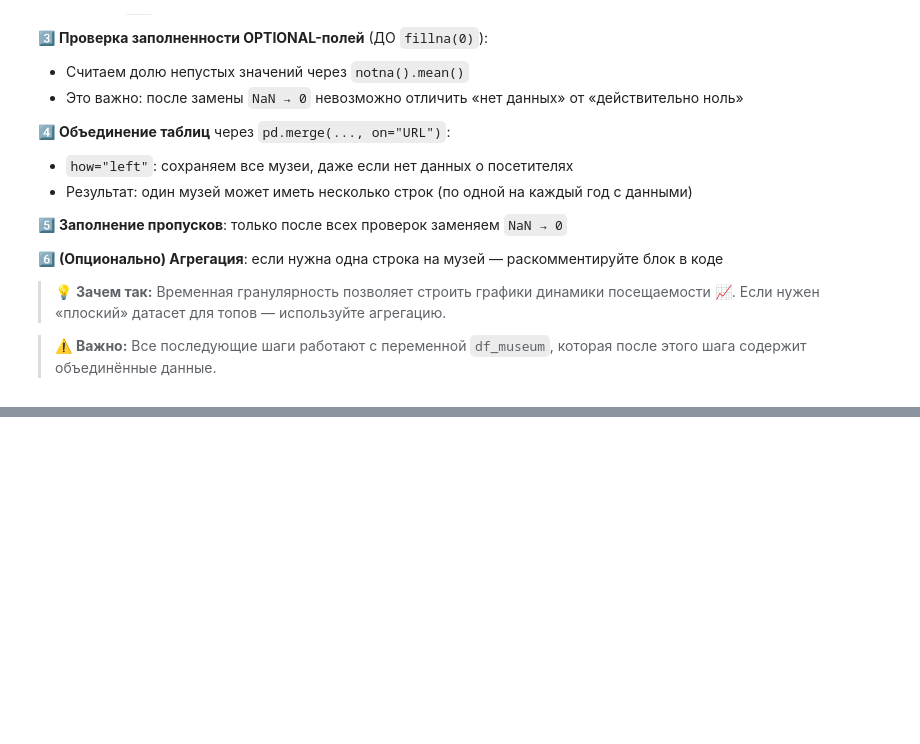
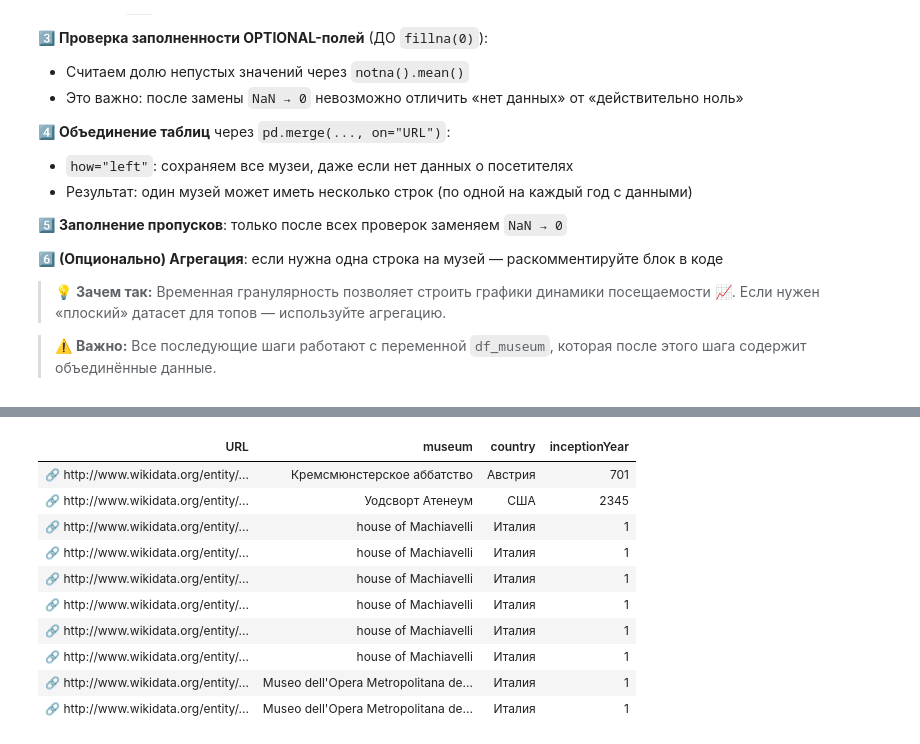
Before and after one commit to yana-moshnikova/python-ai-moshnikova-yana, a Jupyter notebook: notebooks/week2b_read_csv.ipynb, the cells around one changed output, grey strips where cells are left out. Saved outputs shown, nothing was run; the diff lists cells and outputs as text; code cells hidden in the pictures; blank space fills up the shorter version.

```diff
--- a/notebooks/week2b_read_csv.ipynb
+++ b/notebooks/week2b_read_csv.ipynb
@@ -268,7 +361,7 @@ max      2025.000000  8.132518e+06  523087.000000     4.704971e+06
 
 print("🔍 Быстрая проверка данных")
 
-# Датасет: музеи (df_museum уже сгруппирован в Шаге 2B)
+# Датасет: музеи
 print("\n📊 Датасет: Музеи (df_museum)")
 print("Уникальных музеев:", df_museum["museum"].nunique())
 print("Уникальных стран:", df_museum["country"].nunique())
@@ -291,16 +384,26 @@ print(df_museum["country"].value_counts().head())
 
 # 🔥 Интересная статистика
 
-print("\n⭐ Топ-5 музеев по количеству подписчиков в соцсетях:")
+print("\n⭐ Топ-5 записей по количеству подписчиков в соцсетях:")
 top_followers = df_museum.nlargest(5, "socialFollowers")[["museum", "country", "socialFollowers"]]
 print(top_followers.to_string(index=False))
 
-print("\n🏛️ Топ-5 музеев по площади:")
+print("\n🏛️ Топ-5 записей по площади:")
 top_area = df_museum.nlargest(5, "area")[["museum", "country", "area"]]
 print(top_area.to_string(index=False))
 
+print("\n👥 Топ-5 записей по посещаемости:")
+# Если данные не агрегированы — берём максимум по каждому музею перед построением топа
+if "year" in df_museum.columns and df_museum["year"].max() > 0 and len(df_museum) > df_museum[["museum", "country"]].drop_duplicates().shape[0]:
+    df_for_ranking = df_museum.groupby(["museum", "country"], as_index=False)["visitors"].max()
+    top_visitors = df_for_ranking.nlargest(5, "visitors")[["museum", "country", "visitors"]]
+    print("(показан максимум по каждому музею)")
+else:
+    top_visitors = df_museum.nlargest(5, "visitors")[["museum", "country", "visitors", "year"]]
+    print("(показаны отдельные записи)")
+print(top_visitors.to_string(index=False))
+
 print("\n🕰️ Топ-5 самых старых музеев (только с достоверным годом основания):")
-# Фильтруем: год основания должен быть реалистичным (>= 1000 и <= текущий год)
 current_year = 2026
 df_with_valid_year = df_museum[
     df_museum["inceptionYear"].notna() &
@@ -309,29 +412,66 @@ df_with_valid_year = df_museum[
 ]
 
 if len(df_with_valid_year) > 0:
-    top_oldest = df_with_valid_year.nsmallest(5, "inceptionYear")[["museum", "country", "inceptionYear"]]
+    # Берём уникальные музеи перед построением топа
+    museums_unique = df_with_valid_year.drop_duplicates(subset=["museum", "country"])
+    top_oldest = museums_unique.nsmallest(5, "inceptionYear")[["museum", "country", "inceptionYear"]]
     print(top_oldest.to_string(index=False))
-    print(f"\n💡 Всего музеев с достоверным годом основания: {len(df_with_valid_year)} из {len(df_museum)}")
+    print(f"\n💡 Всего музеев с достоверным годом: {len(museums_unique)} из {df_museum['museum'].nunique()}")
 else:
-    print("⚠️ Нет данных с достоверным годом основания для построения рейтинга")
+    print("⚠️ Нет данных с достоверным годом основания")
 
+# 📈 Статистика по числовым показателям
 print("\n📈 Статистика по числовым показателям:")
-print(df_museum[["visitors", "area", "socialFollowers"]].describe())
+num_cols = [c for c in ["visitors", "area", "socialFollowers", "year"] if c in df_museum.columns]
+if num_cols:
+    print(df_museum[num_cols].describe())
 
+# 🔎 Проверка на пропуски
 print("\n🔎 Проверка на пропуски (NaN):")
 print(df_museum.isnull().sum())
 
-# 🔍 Бонус: поиск подозрительных значений в годе основания
-suspicious = df_museum[
+# 🔍 Бонус: подозрительные значения в годе основания + URL для проверки
+print("\n🔍 Подозрительные значения в inceptionYear:")
+suspicious_mask = (
     (df_museum["inceptionYear"] < 1000) |
     (df_museum["inceptionYear"] > current_year) |
     (df_museum["inceptionYear"] == 0)
-]["inceptionYear"].unique()
+)
 
-if len(suspicious) > 0:
-    print("\n⚠️ Подозрительные значения в inceptionYear:", sorted(suspicious))
+if suspicious_mask.any():
+    df_suspicious = df_museum[suspicious_mask].copy()
+
+    # Показываем статистику по подозрительным записям
+    print(f"   ⚠️ Найдено {len(df_suspicious)} записей с подозрительными годами")
+    print(f"   📊 Уникальных подозрительных значений: {sorted(df_suspicious['inceptionYear'].unique())}")
+
+    # Показываем первые 10 записей с URL для ручной проверки
+    print(f"\n   📋 Первые {min(10, len(df_suspicious))} записей для проверки (откройте URL в браузере):")
+
+    # Выбираем столбцы для вывода (URL обязательно, если есть)
+    cols_to_show = ["museum", "country", "inceptionYear"]
+    if "URL" in df_suspicious.columns:
+        cols_to_show.insert(0, "URL")
+
+    # Выводим таблицу с URL
+    display_df = df_suspicious.head(10)[cols_to_show].copy()
+
+    # Делаем URL кликабельными для Colab
+    if "URL" in display_df.columns:
+        display_df["URL"] = display_df["URL"].apply(
+            lambda x: f'<a href="{x}" target="_blank">🔗 {x}</a>' if pd.notna(x) and x != "" else "—"
+        )
+
+        # Выводим как HTML для кликабельных ссылок
+        from IPython.display import display, HTML
+        display(HTML(display_df.to_html(index=False, escape=False)))
+    else:
+        print(display_df.to_string(index=False))
+
+    if len(df_suspicious) > 10:
+        print(f"\n   ... и ещё {len(df_suspicious) - 10} записей")
 else:
-    print("\n✅ Все годы основания выглядят реалистично")
+    print("   ✅ Все годы основания выглядят реалистично")
 
 print("\n✅ Данные прошли базовую валидацию")
 # %% [output]
@@ -354,0 +495,11 @@ print("\n✅ Данные прошли базовую валидацию")
+| URL | museum | country | inceptionYear |
+| 🔗 http://www.wikidata.org/entity/... | Кремсмюнстерское аббатство | Австрия | 701 |
+| 🔗 http://www.wikidata.org/entity/... | Уодсворт Атенеум | США | 2345 |
+| 🔗 http://www.wikidata.org/entity/... | house of Machiavelli | Италия | 1 |
+| 🔗 http://www.wikidata.org/entity/... | house of Machiavelli | Италия | 1 |
+| 🔗 http://www.wikidata.org/entity/... | house of Machiavelli | Италия | 1 |
+| 🔗 http://www.wikidata.org/entity/... | house of Machiavelli | Италия | 1 |
+| 🔗 http://www.wikidata.org/entity/... | house of Machiavelli | Италия | 1 |
+| 🔗 http://www.wikidata.org/entity/... | house of Machiavelli | Италия | 1 |
+| 🔗 http://www.wikidata.org/entity/... | Museo dell'Opera Metropolitana de... | Италия | 1 |
+| 🔗 http://www.wikidata.org/entity/... | Museo dell'Opera Metropolitana de... | Италия | 1 |
```
Also changed, not shown: parts of 11 cells of this notebook.
